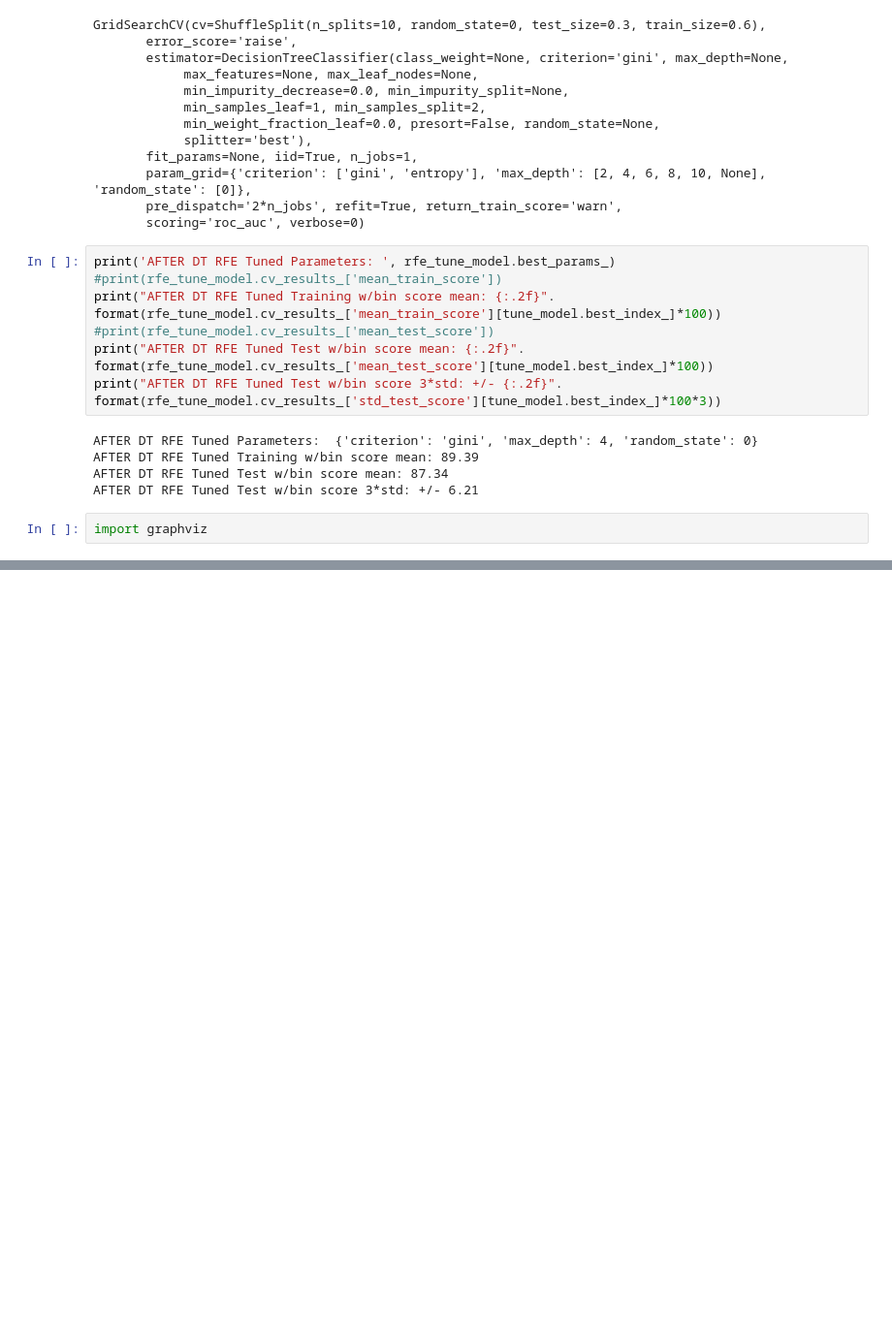
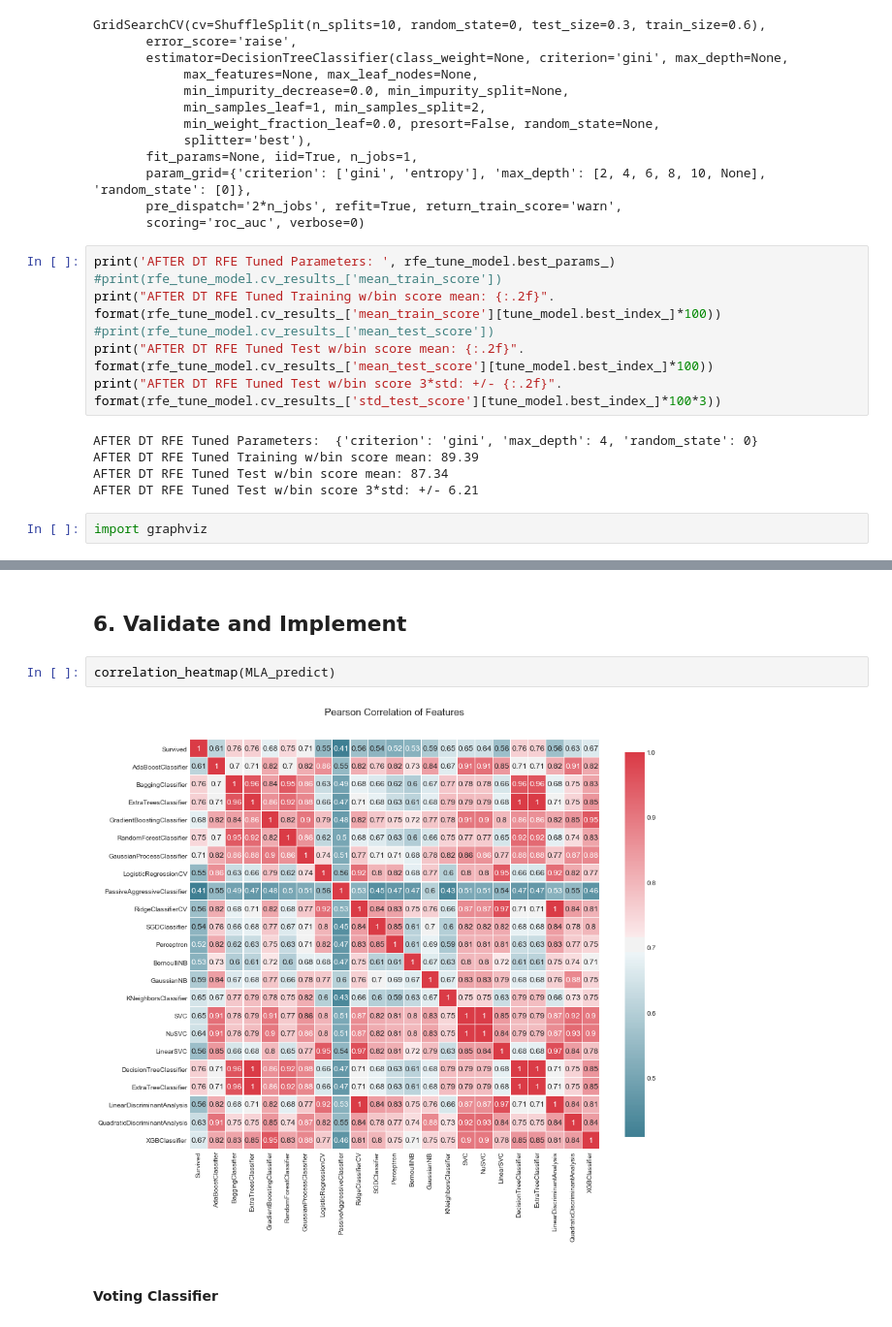
Before and after one commit to sebastienharinck/Courses, a Jupyter notebook: kaggle/titanic/titanic-machine-learning-from-disaster.ipynb, the cells around one changed output, grey strips where cells are left out. Shown at 97% size. Drawn from its saved outputs; the diff is of its cells as text; blank space fills up the shorter version.

Commit message:
kaggle titanic validate and implement

```diff
--- a/kaggle/titanic/titanic-machine-learning-from-disaster.ipynb
+++ b/kaggle/titanic/titanic-machine-learning-from-disaster.ipynb
@@ -1029,3 +1029,11 @@ graph = graphviz.Source(dot_data)
 graph
 # %% [output]
 [drawing not drawn]
+# %% [markdown]
+## 6. Validate and Implement
+# %%
+correlation_heatmap(MLA_predict)
+# %% [output]
+[figure, added]
+# %% [markdown]
+#### Voting Classifier
```
Also changed, not shown: parts of 6 cells of this notebook.
